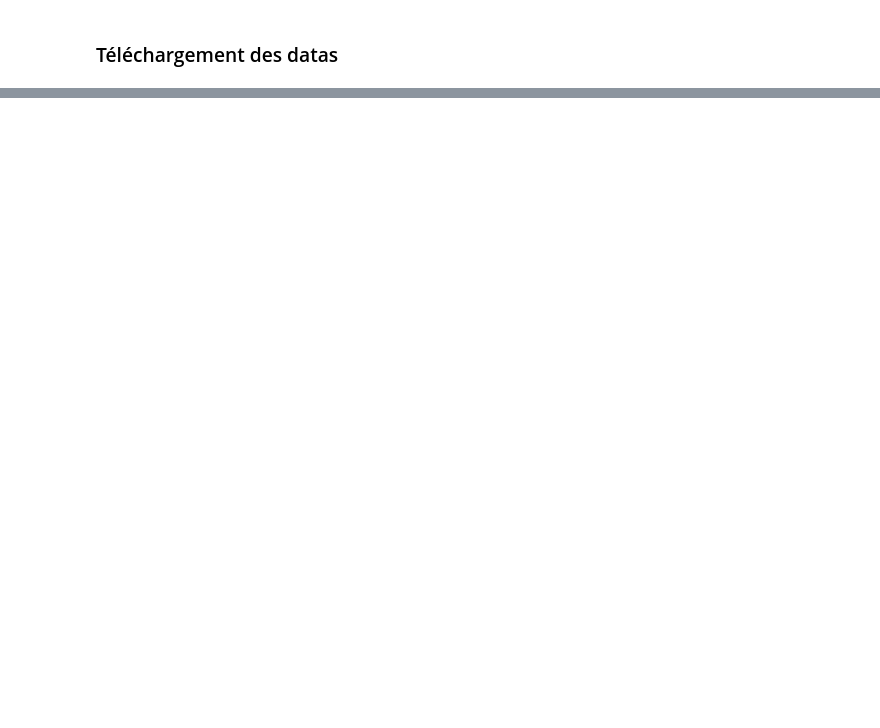
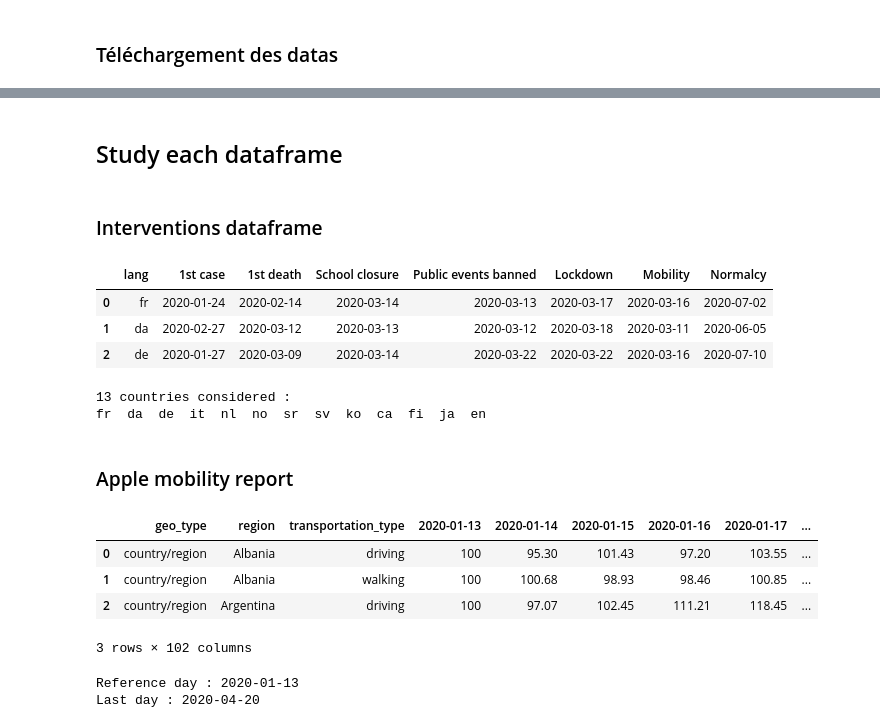
Before and after one commit to epfl-ada/ada-2022-project-datamineurs, a Jupyter notebook: ADA_coronawiki_project.ipynb, the cells around one changed output, grey strips where cells are left out. Cells and saved outputs as stored; diff of their text form; code cells hidden in the pictures; blank space fills up the shorter version.

```diff
--- a/ADA_coronawiki_project.ipynb
+++ b/ADA_coronawiki_project.ipynb
@@ -89,3 +76,47 @@ print (df_topics_linked.columns)
 
 #Print the keys of the json file
 print (json_timeseries.keys())
+# %% [markdown]
+## Study each dataframe
+# %% [markdown]
+### Interventions dataframe
+# %%
+#Dataframe overview
+
+df_interventions.head(3)
+# %% [output]
+|  | lang | 1st case | 1st death | School closure | Public events banned | Lockdown | Mobility | Normalcy |
+| 0 | fr | 2020-01-24 | 2020-02-14 | 2020-03-14 | 2020-03-13 | 2020-03-17 | 2020-03-16 | 2020-07-02 |
+| 1 | da | 2020-02-27 | 2020-03-12 | 2020-03-13 | 2020-03-12 | 2020-03-18 | 2020-03-11 | 2020-06-05 |
+| 2 | de | 2020-01-27 | 2020-03-09 | 2020-03-14 | 2020-03-22 | 2020-03-22 | 2020-03-16 | 2020-07-10 |
+# %%
+#Countries considered in this dataset
+
+print (df_interventions.shape[0], 'countries considered :')
+
+for ctry in df_interventions['lang'] :
+    print (ctry, end='  ')
+# %% [output]
+13 countries considered :
+fr  da  de  it  nl  no  sr  sv  ko  ca  fi  ja  en
+# %% [markdown]
+### Apple mobility report
+# %%
+#Dataframe overview
+
+df_apple_mobility.head(3)
+# %% [output]
+|  | geo_type | region | transportation_type | 2020-01-13 | 2020-01-14 | 2020-01-15 | 2020-01-16 | 2020-01-17 | ... |
+| 0 | country/region | Albania | driving | 100 | 95.30 | 101.43 | 97.20 | 103.55 | ... |
+| 1 | country/region | Albania | walking | 100 | 100.68 | 98.93 | 98.46 | 100.85 | ... |
+| 2 | country/region | Argentina | driving | 100 | 97.07 | 102.45 | 111.21 | 118.45 | ... |
+3 rows × 102 columns
+# %%
+#Min and max dates of this dataset
+
+apple_cols = df_apple_mobility.columns
+print ('Reference day :', apple_cols[3])
+print ('Last day :', apple_cols[-1])
+# %% [output]
+Reference day : 2020-01-13
+Last day : 2020-04-20
```
Also changed, not shown: parts of 12 cells of this notebook.
